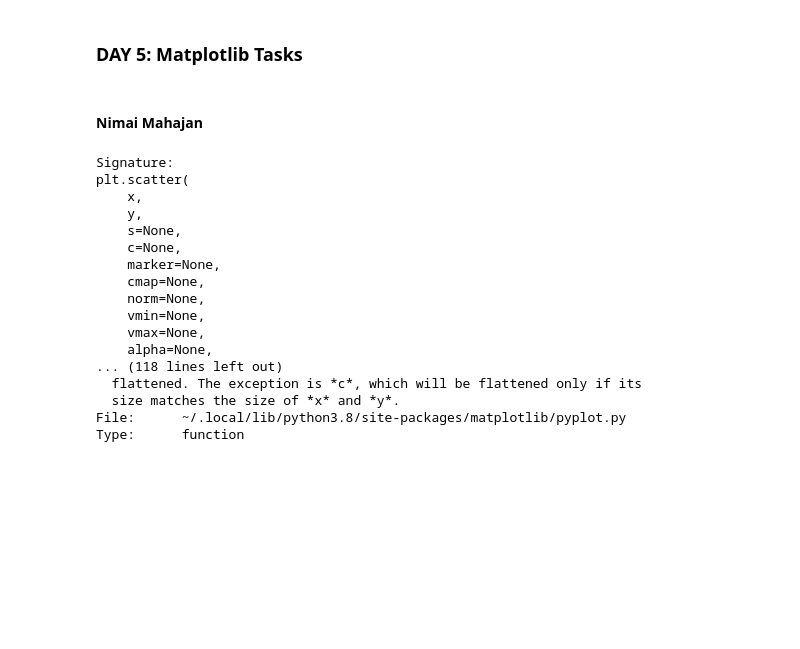
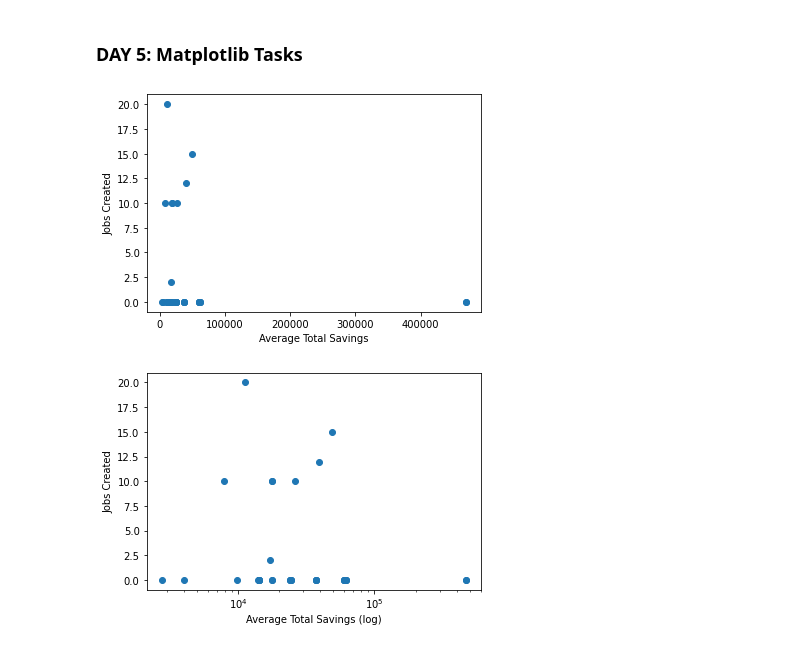
Before and after one commit to nimaim/binder-framework, a Jupyter notebook: work.ipynb, the cells around one changed output. Drawn from its saved outputs; the diff is of its cells as text; code cells hidden in the pictures; blank space fills up the shorter version.

```diff
--- a/work.ipynb
+++ b/work.ipynb
@@ -122,25 +126,20 @@ df_nta_final
 df_nta_final.to_csv('data/nta_savings_jobs.csv')
 # %% [markdown]
 ### DAY 5: Matplotlib Tasks
-# %% [markdown]
-#### Nimai Mahajan
-# %%
-plt.scatter(df_nta_final['Job created'], df_nta_final['Total S'], alpha=0.5)
-# %% [output]
-Signature:
-plt.scatter(
-    x,
-    y,
-    s=None,
-    c=None,
-    marker=None,
-    cmap=None,
-    norm=None,
-    vmin=None,
-    vmax=None,
-    alpha=None,
-... (118 lines left out)
-  flattened. The exception is *c*, which will be flattened only if its
-  size matches the size of *x* and *y*.
-File:      ~/.local/lib/python3.8/site-packages/matplotlib/pyplot.py
-Type:      function
+# %%
+# Scatter plot of jobs created versus average savings
+
+plt.scatter(df_nta_final['Total Savings'], df_nta_final['Job created'])
+plt.xlabel('Average Total Savings')
+plt.ylabel('Jobs Created');
+# %% [output]
+[figure, added]
+# %%
+#  Scatter plot of jobs created versus LOG average savings
+
+plt.scatter(df_nta_final['Total Savings'], df_nta_final['Job created'])
+plt.xlabel('Average Total Savings (log)')
+plt.ylabel('Jobs Created');
+plt.xscale('log')
+# %% [output]
+[figure, added]
```
Also changed, not shown: parts of 8 cells of this notebook.
